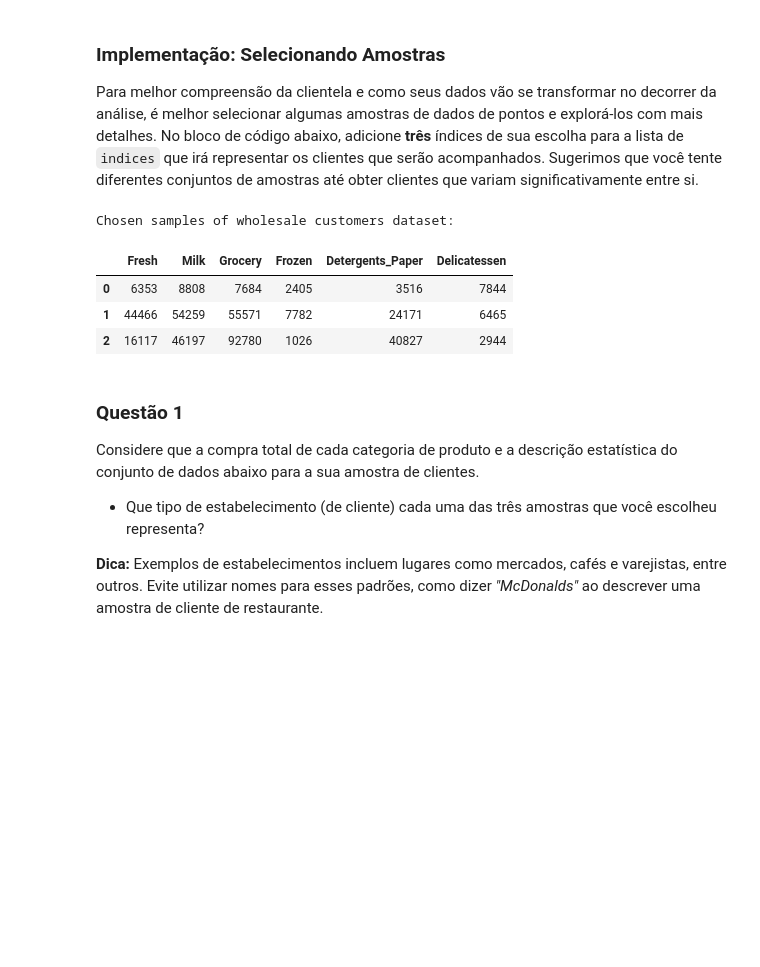
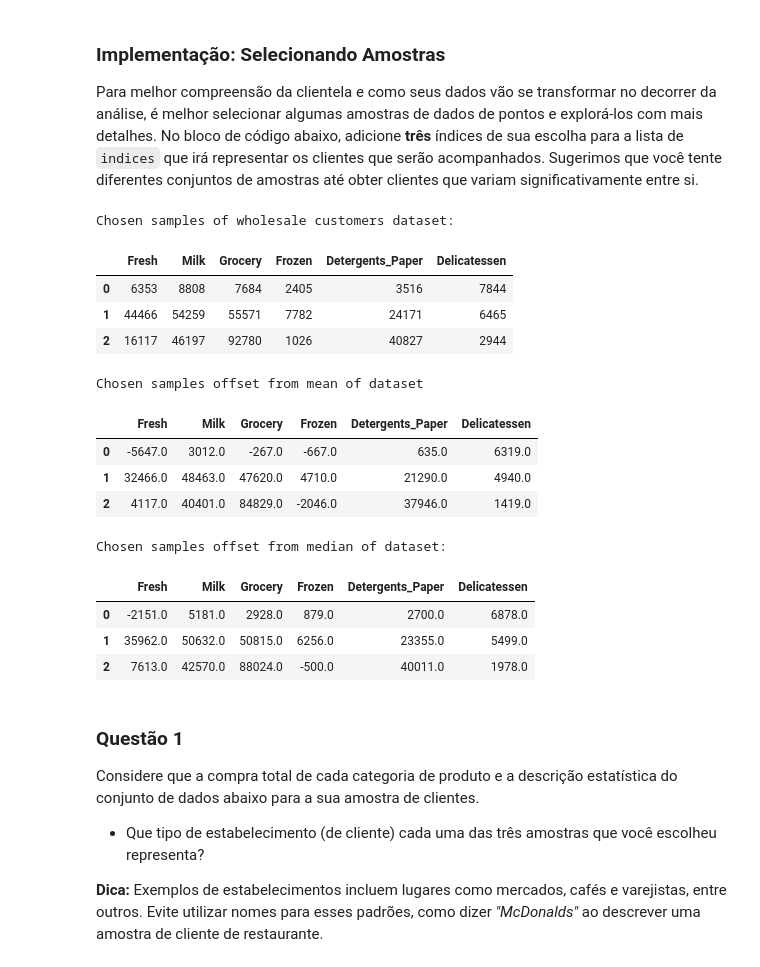
Before and after one commit to renansb/customer_segments_PT, a Jupyter notebook: customer_segments/customer_segments_PT.ipynb, the cells around one changed output. Cells and saved outputs as stored; diff of their text form; code cells hidden in the pictures; blank space fills up the shorter version.

```diff
--- a/customer_segments/customer_segments_PT.ipynb
+++ b/customer_segments/customer_segments_PT.ipynb
@@ -61,17 +61,38 @@ Para melhor compreensão da clientela e como seus dados vão se transformar no d
 # %%
 # TODO: Selecione três índices de sua escolha que você gostaria de obter como amostra do conjunto de dados
 indices = [2,47,85]
 
 # Crie um DataFrame das amostras escolhidas
 samples = pd.DataFrame(data.loc[indices], columns = data.keys()).reset_index(drop = True)
 print ("Chosen samples of wholesale customers dataset:")
 display(samples)
+
+
+print ("Chosen samples offset from mean of dataset")
+display(samples - np.around(data.mean().values))
+
+print ("Chosen samples offset from median of dataset:")
+display(samples - np.around(data.median().values))
+
+percentiles = data.rank(pct=True)
+percentiles = 100*percentiles.round(decimals=3)
+percentiles = percentiles.iloc[indices]
 # %% [output]
 Chosen samples of wholesale customers dataset:
 |  | Fresh | Milk | Grocery | Frozen | Detergents_Paper | Delicatessen |
 | 0 | 6353 | 8808 | 7684 | 2405 | 3516 | 7844 |
 | 1 | 44466 | 54259 | 55571 | 7782 | 24171 | 6465 |
 | 2 | 16117 | 46197 | 92780 | 1026 | 40827 | 2944 |
+Chosen samples offset from mean of dataset
+|  | Fresh | Milk | Grocery | Frozen | Detergents_Paper | Delicatessen |
+| 0 | -5647.0 | 3012.0 | -267.0 | -667.0 | 635.0 | 6319.0 |
+| 1 | 32466.0 | 48463.0 | 47620.0 | 4710.0 | 21290.0 | 4940.0 |
+| 2 | 4117.0 | 40401.0 | 84829.0 | -2046.0 | 37946.0 | 1419.0 |
+Chosen samples offset from median of dataset:
+|  | Fresh | Milk | Grocery | Frozen | Detergents_Paper | Delicatessen |
+| 0 | -2151.0 | 5181.0 | 2928.0 | 879.0 | 2700.0 | 6878.0 |
+| 1 | 35962.0 | 50632.0 | 50815.0 | 6256.0 | 23355.0 | 5499.0 |
+| 2 | 7613.0 | 42570.0 | 88024.0 | -500.0 | 40011.0 | 1978.0 |
 # %% [markdown]
 ### Questão 1
 Considere que a compra total de cada categoria de produto e a descrição estatística do conjunto de dados abaixo para a sua amostra de clientes.
```
Also changed, not shown: parts of 4 cells of this notebook, 1 other file.
